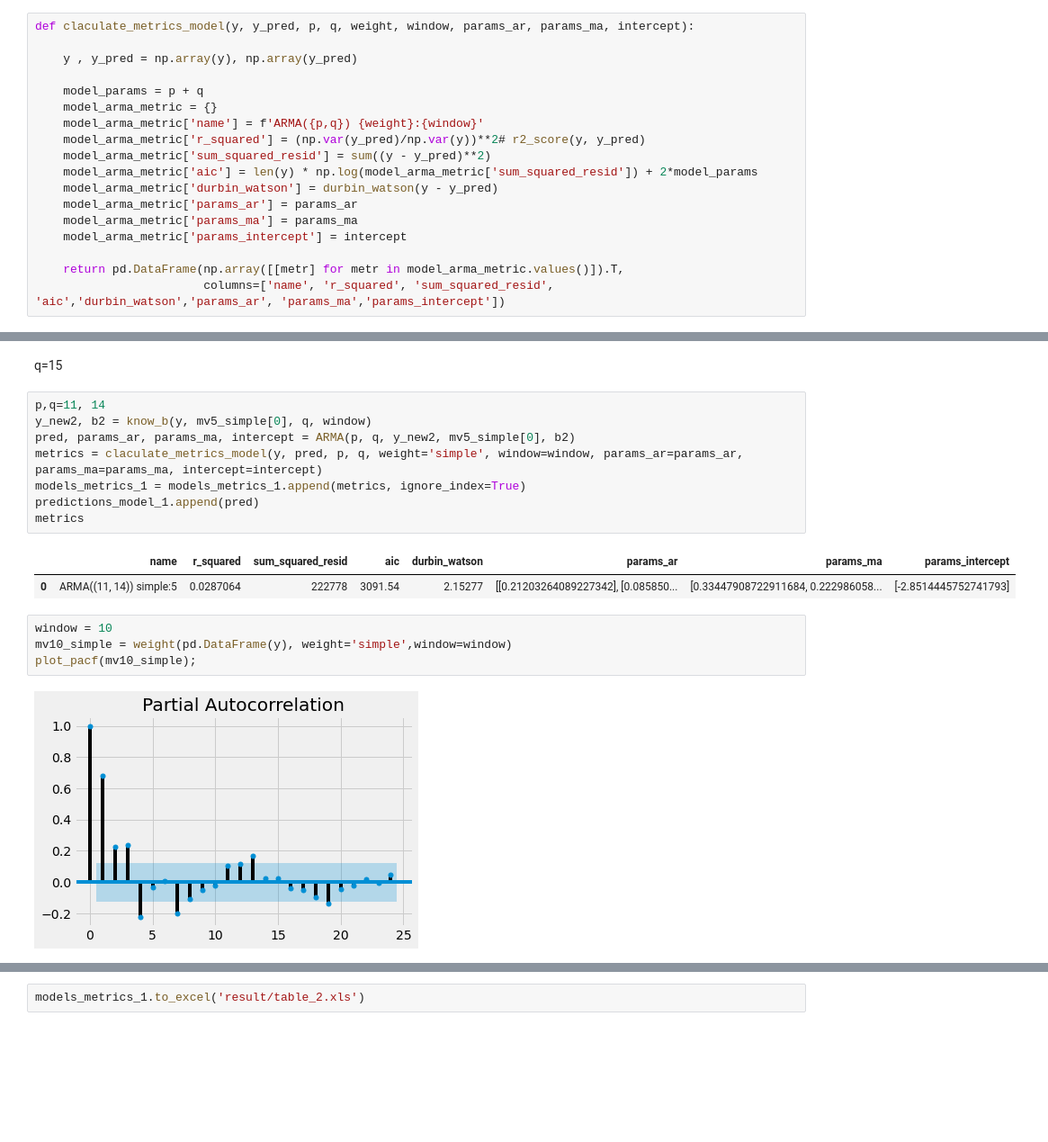
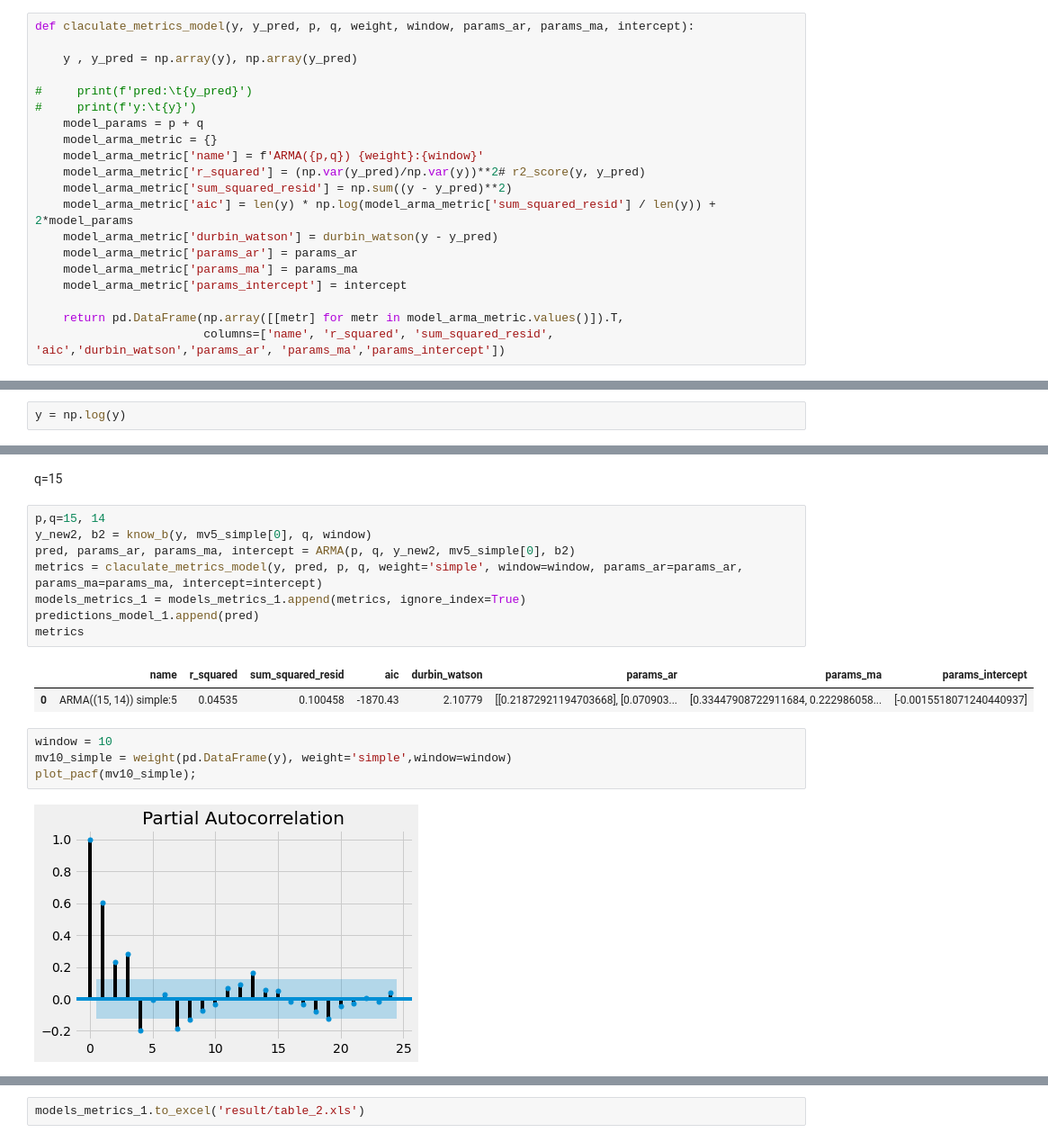
Before and after one commit to bateikoEd/time-series-analysis, a Jupyter notebook: lab3/Untitled.ipynb, the cells around one changed output, grey strips where cells are left out. Shown at 90% size. Cells and saved outputs as stored; diff of their text form; blank space fills up the shorter version.

```diff
--- a/lab3/Untitled.ipynb
+++ b/lab3/Untitled.ipynb
@@ -135,12 +135,14 @@ def claculate_metrics_model(y, y_pred, p, q, weight, window, params_ar, params_m
 
     y , y_pred = np.array(y), np.array(y_pred)
 
+#     print(f'pred:\t{y_pred}')
+#     print(f'y:\t{y}')
     model_params = p + q
     model_arma_metric = {}
     model_arma_metric['name'] = f'ARMA({p,q}) {weight}:{window}'
     model_arma_metric['r_squared'] = (np.var(y_pred)/np.var(y))**2# r2_score(y, y_pred)
-    model_arma_metric['sum_squared_resid'] = sum((y - y_pred)**2)
-    model_arma_metric['aic'] = len(y) * np.log(model_arma_metric['sum_squared_resid']) + 2*model_params
+    model_arma_metric['sum_squared_resid'] = np.sum((y - y_pred)**2)
+    model_arma_metric['aic'] = len(y) * np.log(model_arma_metric['sum_squared_resid'] / len(y)) + 2*model_params
     model_arma_metric['durbin_watson'] = durbin_watson(y - y_pred)
     model_arma_metric['params_ar'] = params_ar
     model_arma_metric['params_ma'] = params_ma
@@ -212,0 +219,2 @@ y.plot(kind='kde')
+# %%
+y = np.log(y)
@@ -351,22 +391,22 @@ plot_pacf(pd.Series(mv5_simple[0]));
 # %% [markdown]
 q=15
 # %%
-p,q=11, 14
+p,q=15, 14
 y_new2, b2 = know_b(y, mv5_simple[0], q, window)
 pred, params_ar, params_ma, intercept = ARMA(p, q, y_new2, mv5_simple[0], b2)
 metrics = claculate_metrics_model(y, pred, p, q, weight='simple', window=window, params_ar=params_ar, params_ma=params_ma, intercept=intercept)
 models_metrics_1 = models_metrics_1.append(metrics, ignore_index=True)
 predictions_model_1.append(pred)
 metrics
 # %% [output]
 |  | name | r_squared | sum_squared_resid | aic | durbin_watson | params_ar | params_ma | params_intercept |
-| 0 | ARMA((11, 14)) simple:5 | 0.0287064 | 222778 | 3091.54 | 2.15277 | [[0.21203264089227342], [0.085850... | [0.33447908722911684, 0.222986058... | [-2.8514445752741793] |
+| 0 | ARMA((15, 14)) simple:5 | 0.04535 | 0.100458 | -1870.43 | 2.10779 | [[0.21872921194703668], [0.070903... | [0.33447908722911684, 0.222986058... | [-0.0015518071240440937] |
 # %%
 window = 10
 mv10_simple = weight(pd.DataFrame(y), weight='simple',window=window)
 plot_pacf(mv10_simple);
 # %% [output]
-[figure, old version]
+[figure, new version]
 # %%
 q=19
 y_new2, b2 = know_b(y, mv10_simple[0], q, window)
```
Also changed, not shown: parts of 40 cells of this notebook, 4 other files.
